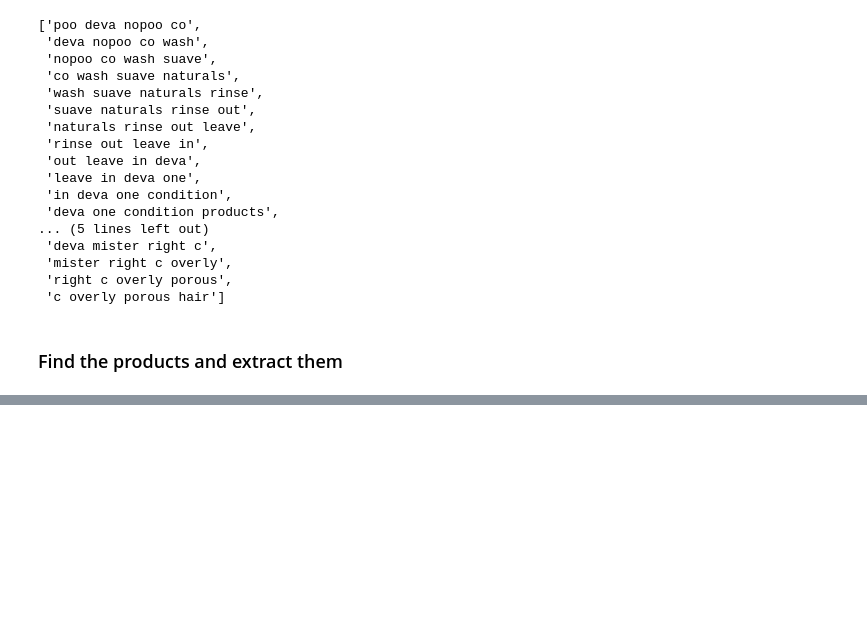
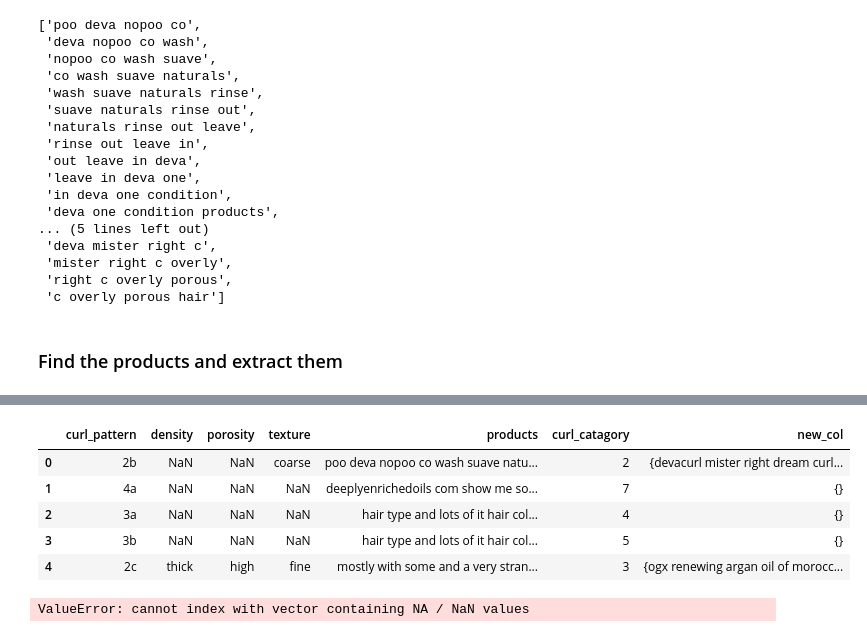
Before and after one commit to 99KHayes/products-for-curlies, a Jupyter notebook: notebooks/02_processing/09102019-kph-product-clean-up.ipynb, the cells around one changed output, grey strips where cells are left out. Cells and saved outputs as stored; diff of their text form; code cells hidden in the pictures; blank space fills up the shorter version.

Commit message:
created function to add products to the df

```diff
--- a/notebooks/02_processing/09102019-kph-product-clean-up.ipynb
+++ b/notebooks/02_processing/09102019-kph-product-clean-up.ipynb
@@ -428,0 +433,9 @@ relevant_products_column_df.products[9]
+# %%
+small_df
+# %% [output]
+|  | curl_pattern | density | porosity | texture | products | curl_catagory | new_col |
+| 0 | 2b | NaN | NaN | coarse | poo deva nopoo co wash suave natu... | 2 | {devacurl mister right dream curl... |
+| 1 | 4a | NaN | NaN | NaN | deeplyenrichedoils com show me so... | 7 | {} |
+| 2 | 3a | NaN | NaN | NaN | hair type and lots of it hair col... | 4 | {} |
+| 3 | 3b | NaN | NaN | NaN | hair type and lots of it hair col... | 5 | {} |
+| 4 | 2c | thick | high | fine | mostly with some and a very stran... | 3 | {ogx renewing argan oil of morocc... |
@@ -428,0 +444,6 @@ relevant_products_column_df.products[9]
+# %%
+for index, row in small_df.iterrows():
+     place_holder = find_products(relevant_products_column_df.products[row], clean_no_acronymn_fix_products, n_max=5, n_min=2)
+     print(place_holder)
+# %% [output]
+ValueError: cannot index with vector containing NA / NaN values
```
Also changed, not shown: parts of 9 cells of this notebook.
